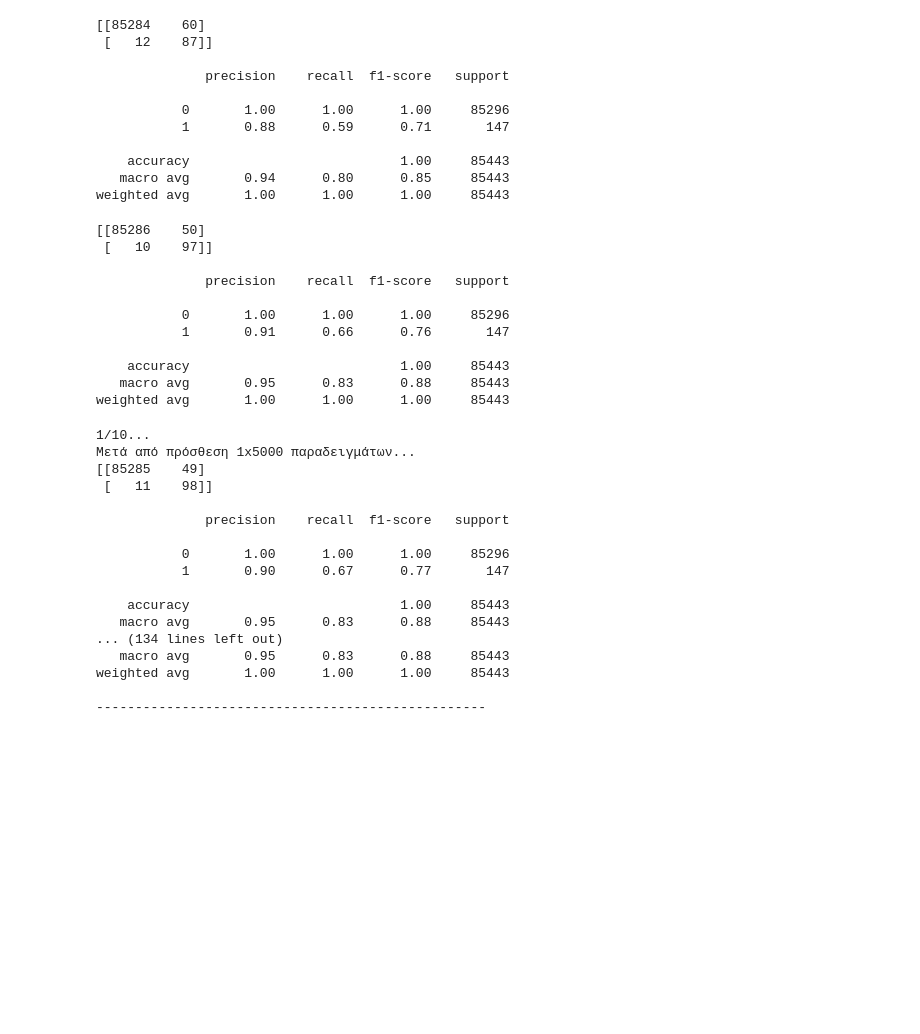
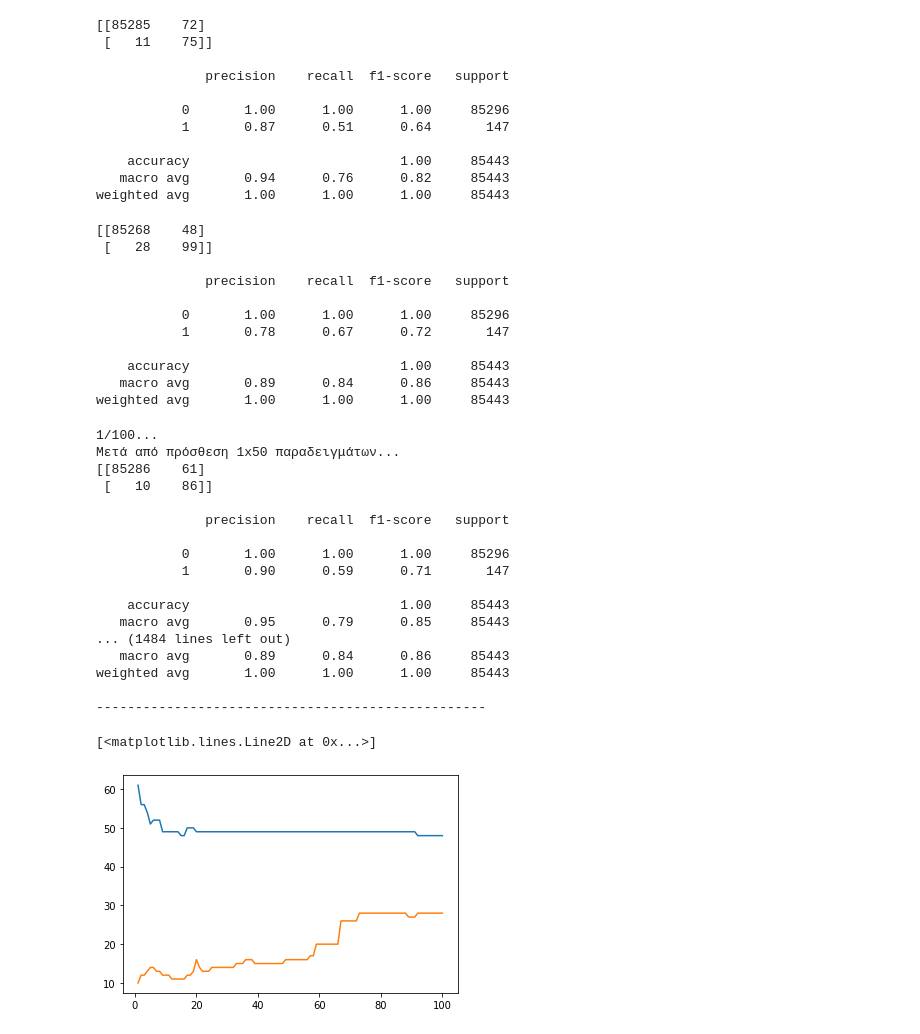
Before and after one commit to gkamtzir/advanced-topics-in-machine-learning, a Jupyter notebook: active-learning/active_learning.ipynb, the cells around one changed output. Saved outputs shown, nothing was run; the diff lists cells and outputs as text; code cells hidden in the pictures; blank space fills up the shorter version.

```diff
--- a/active-learning/active_learning.ipynb
+++ b/active-learning/active_learning.ipynb
@@ -73,7 +70,7 @@ seed = 0
 
 x_tr, x_te, y_tr, y_te = train_test_split(dt.loc[:, dt.columns != 'Class'], dt['Class'], test_size=.3, random_state=seed)
 
-va_size = int(len(x_tr) * .2)
+va_size = int(len(x_tr) * .05)
 x_tr, x_UN = x_tr[:va_size], x_tr[va_size:]
 y_tr, y_UN = y_tr[:va_size], y_tr[va_size:]
 
@@ -284,15 +79,0 @@ for i in range(10):
-# %%
-# Ανάκληση των αποθηκευμένων μοντέλων με τα σταδιακά αυξανόμενα δεδομένα και εκτύπωση στατιστικών
-
-for i in range(10):
-  model_iso_ = joblib.load(path + f'/iso_bal_bag_rf_200_gini_200_active_learning_uncertainty_randomX4_{i}.joblib')
-
-  y_preds_ = model_iso_.predict_proba(x_te.to_numpy())
-
-  y_preds_ = y_preds_.argmax(axis=1)
-
-  print(f'Μετά από πρόσθεση {i+1}x5000 παραδειγμάτων...')
-  print(confusion_matrix(y_te, y_preds_).T)
-  print()
-  print(classification_report(y_te, y_preds_))
-  print(50*'-')
@@ -336,22 +99,22 @@ print(confusion_matrix(y_te, y_preds).T)
 print()
 print(classification_report(y_te, y_preds))
 # %% [output]
-[[85284    60]
- [   12    87]]
+[[85285    72]
+ [   11    75]]
 
               precision    recall  f1-score   support
 
            0       1.00      1.00      1.00     85296
-           1       0.88      0.59      0.71       147
+           1       0.87      0.51      0.64       147
 
     accuracy                           1.00     85443
-   macro avg       0.94      0.80      0.85     85443
+   macro avg       0.94      0.76      0.82     85443
 weighted avg       1.00      1.00      1.00     85443
 # %%
-# Πρόβλεψη των πιθανοτήτων για όλα τα μη ετικετοποιημένα δεδομένα και επιλογή των 50000 πιο αβέβαιων
+# Πρόβλεψη των πιθανοτήτων για όλα τα μη ετικετοποιημένα δεδομένα και επιλογή των 5000 πιο αβέβαιων
 
 cost = 5000
-cost_per_example = 0.1
+cost_per_example = 1
 
 preds = model.predict_proba(x_UN.to_numpy())
 
@@ -373,32 +136,34 @@ print(confusion_matrix(y_te, y_preds_).T)
 print()
 print(classification_report(y_te, y_preds_))
 # %% [output]
-[[85286    50]
- [   10    97]]
+[[85268    48]
+ [   28    99]]
 
               precision    recall  f1-score   support
 
            0       1.00      1.00      1.00     85296
-           1       0.91      0.66      0.76       147
+           1       0.78      0.67      0.72       147
 
     accuracy                           1.00     85443
-   macro avg       0.95      0.83      0.88     85443
+   macro avg       0.89      0.84      0.86     85443
 weighted avg       1.00      1.00      1.00     85443
 # %%
-# Σταδιακή επέκταση των δεδομένων εκπαίδευσης σε 10 βήματα (ανά 5000 δείγματα) και εκτύπωση στατιστικών.
+# Σταδιακή επέκταση των δεδομένων εκπαίδευσης σε 100 βήματα (ανά 50 δείγματα) και εκτύπωση στατιστικών.
 
 cost = 5000
-cost_per_example = 0.1
+cost_per_example = 1
 
 
-sps = np.linspace(0, int(cost/cost_per_example), 11)
+sps = np.linspace(0, int(cost/cost_per_example), 101)
 x_rest = x_UN.to_numpy()
 y_rest = y_UN.to_numpy()
 x_ = x_tr.to_numpy()
 y_ = y_tr.to_numpy()
 
-for i in range(10):
-  print(f'{i+1}/10...')
+pos = []
+neg = []
+for i in range(len(sps)-1):
+  print(f'{i+1}/{len(sps)-1}...')
   sp = int(sps[i+1] - sps[i])
 
   preds = model.predict_proba(x_rest)
@@ -415,8 +180,12 @@ for i in range(10):
 
   y_preds_ = y_preds_.argmax(axis=1)
 
-  print(f'Μετά από πρόσθεση {i+1}x5000 παραδειγμάτων...')
-  print(confusion_matrix(y_te, y_preds_).T)
+  cm = confusion_matrix(y_te, y_preds_).T
+  pos.append(cm[0,1])
+  neg.append(cm[1,0])
+
+  print(f'Μετά από πρόσθεση {i+1}x{int(cost/(len(sps)-1))} παραδειγμάτων...')
+  print(cm)
   print()
   print(classification_report(y_te, y_preds_))
   print(50*'-')
@@ -424,20 +193,26 @@ for i in range(10):
   x_rest = np.delete(x_rest, idx, axis=0)
   y_rest = np.delete(y_rest, idx, axis=0)
 # %% [output]
-1/10...
-Μετά από πρόσθεση 1x5000 παραδειγμάτων...
-[[85285    49]
- [   11    98]]
+1/100...
+Μετά από πρόσθεση 1x50 παραδειγμάτων...
+[[85286    61]
+ [   10    86]]
 
               precision    recall  f1-score   support
 
            0       1.00      1.00      1.00     85296
-           1       0.90      0.67      0.77       147
+           1       0.90      0.59      0.71       147
 
     accuracy                           1.00     85443
-   macro avg       0.95      0.83      0.88     85443
-... (134 lines left out)
-   macro avg       0.95      0.83      0.88     85443
+   macro avg       0.95      0.79      0.85     85443
+... (1484 lines left out)
+   macro avg       0.89      0.84      0.86     85443
 weighted avg       1.00      1.00      1.00     85443
 
 --------------------------------------------------
+# %%
+plt.plot(range(1, len(sps)), pos)
+plt.plot(range(1, len(sps)), neg)
+# %% [output]
+[<matplotlib.lines.Line2D at 0x...>]
+[figure, added]
```
Also changed, not shown: parts of 16 cells of this notebook, 1 other file.
